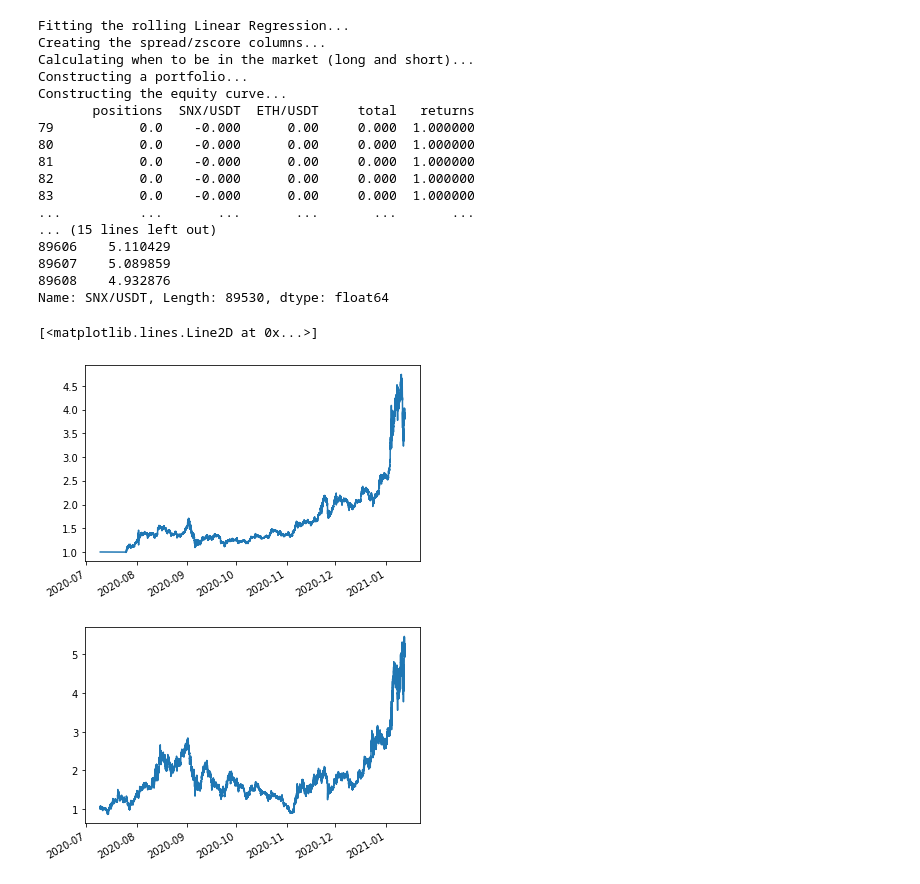
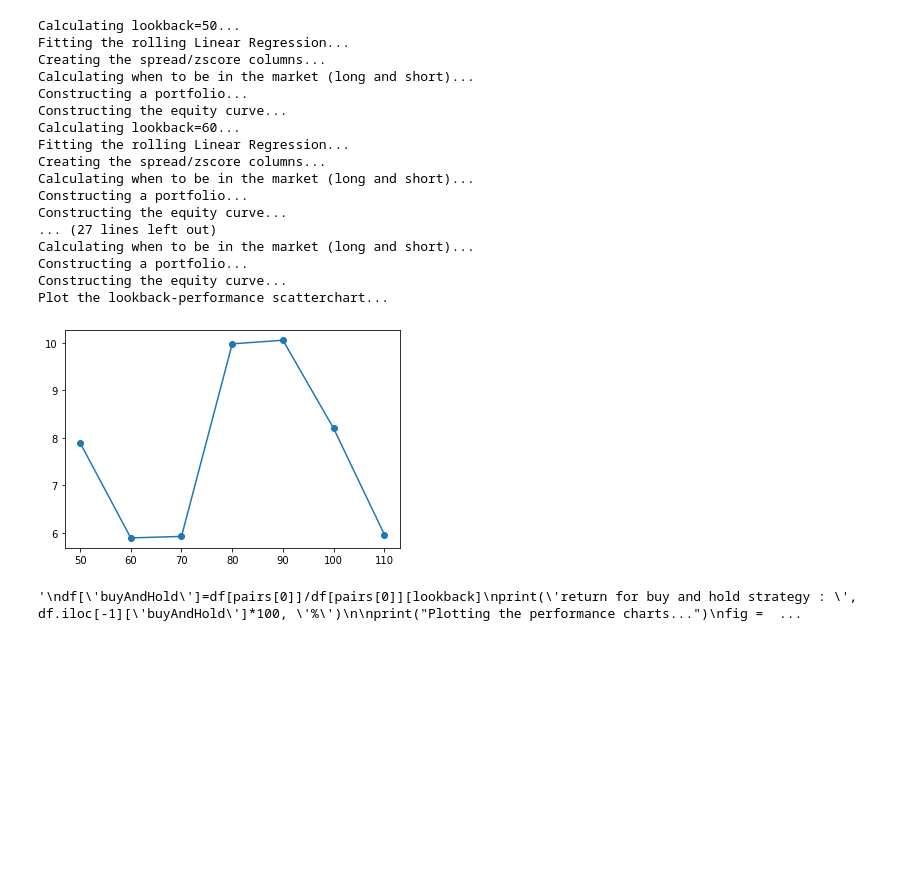
Before and after one commit to matthieudeReynal/PI2A5-CryptoCurrenciesTrading, a Jupyter notebook: MRPair.ipynb, the cells around one changed output. Drawn from its saved outputs; the diff is of its cells as text; code cells hidden in the pictures; blank space fills up the shorter version.

```diff
--- a/MRPair.ipynb
+++ b/MRPair.ipynb
@@ -79,33 +47,26 @@ Name: time, Length: 89609, dtype: datetime64[ns]
 # %%
 from statsmodels.regression.rolling import RollingOLS
-"""Creates a hedge ratio between the two symbols by calculating
+"""Creates a hedge ratio between the two pairs by calculating
     a rolling linear regression with a defined lookback period. This
     is then used to create a z-score of the 'spread' between the two
-    symbols based on a linear combination of the two."""
+    pairs based on a linear combination of the two."""
 def calculate_spread_zscore(df,lookback=100):
-    # Use the pandas Ordinary Least Squares method to fit a rolling
-    # linear regression between the two closing price time series
     print("Fitting the rolling Linear Regression...")
     y=df[pairs[0]]
     x=df[pairs[1]]
 
-    #print(df.head())
-    #print(y)
     model = RollingOLS(x,y, lookback).fit()
-    #print(df.head())
+
     # Construct the hedge ratio and eliminate the first
     # lookback-length empty/NaN period
     df['hedge_ratio'] = model.params
-    #print(model.params)
-    #print(df['hedge_ratio'][150])
     df = df.dropna()
-    #print(df.head())
 
     # Create the spread and then a z-score of the spread
     print("Creating the spread/zscore columns...")
+    rollingMean = 7500
     df['spread'] = df[pairs[0]] - df['hedge_ratio']*df[pairs[1]]
-    df['zscore'] = (df['spread'] - df['spread'].rolling(7500).mean()/np.std(df['spread']))
-    #df=df.reset_index()
+    df['zscore'] = (df['spread'] - df['spread'].rolling(rollingMean).mean()/df['spread'].rolling(rollingMean).std())
     return df
 # %%
 # mr_spy_iwm.py
@@ -194,68 +147,54 @@ def create_portfolio_returns(df):
 # %%
 lookbacks = range(50, 120, 10)
 returns = []
-"""
+
 # Adjust lookback period from 50 to 200 in increments
 # of 10 in order to produce sensitivities
 for lb in lookbacks:
     print("Calculating lookback=%s..." % lb)
-    #pairs = create_pairs_dataframe(datadir, symbols)
-
     df = calculate_spread_zscore(df, lookback=lb)
-
     df = create_long_short_market_signals(df,
                                             z_entry_threshold=2.0,
                                             z_exit_threshold=1.0)
-    #print(df.loc[df['long_market']==1].count())
     portfolio = create_portfolio_returns(df)
     returns.append(portfolio.iloc[-1]['returns'])
 
 print("Plot the lookback-performance scatterchart...")
 plt.plot(lookbacks, returns, '-o')
+#plt.ylabel('returns')
+#plt.xlabel('lookbacks')
 plt.show()
+'''
+df['buyAndHold']=df[pairs[0]]/df[pairs[0]][lookback]
+print('return for buy and hold strategy : ', df.iloc[-1]['buyAndHold']*100, '%')
 
 print("Plotting the performance charts...")
 fig = plt.figure()
 fig.patch.set_facecolor('white')
 
 ax1 = fig.add_subplot(211,  ylabel='%s growth (%%)' % pairs[0])
 (df[pairs[0]].pct_change()+1.0).cumprod().plot(ax=ax1, color='r', lw=2.)
 ax2 = fig.add_subplot(212, ylabel='Portfolio value growth (%%)')
 portfolio['returns'].plot(ax=ax2, lw=2.)
 fig.show()
-"""
-lookback = 80
-df = calculate_spread_zscore(df, lookback)
-
-df = create_long_short_market_signals(df, 1.0, 2.0)
-#print(df.loc[df['long_market']==1].count())
-portfolio = create_portfolio_returns(df)
-print(portfolio)
-print(df[pairs[0]]/df[pairs[0]][79])
-fig, ax = plt.subplots(1)
-fig.autofmt_xdate()
-plt.plot(df['time'], portfolio['returns'])
-fig, ax = plt.subplots(1)
-fig.autofmt_xdate()
-plt.plot(df['time'], df[pairs[0]]/df[pairs[0]][79])
+'''
 # %% [output]
+Calculating lookback=50...
 Fitting the rolling Linear Regression...
 Creating the spread/zscore columns...
 Calculating when to be in the market (long and short)...
 Constructing a portfolio...
 Constructing the equity curve...
-       positions  SNX/USDT  ETH/USDT     total   returns
-79           0.0    -0.000      0.00     0.000  1.000000
-80           0.0    -0.000      0.00     0.000  1.000000
-81           0.0    -0.000      0.00     0.000  1.000000
-82           0.0    -0.000      0.00     0.000  1.000000
-83           0.0    -0.000      0.00     0.000  1.000000
-...          ...       ...       ...       ...       ...
-... (15 lines left out)
-89606    5.110429
-89607    5.089859
-89608    4.932876
-Name: SNX/USDT, Length: 89530, dtype: float64
+Calculating lookback=60...
+Fitting the rolling Linear Regression...
+Creating the spread/zscore columns...
+Calculating when to be in the market (long and short)...
+Constructing a portfolio...
+Constructing the equity curve...
+... (27 lines left out)
+Calculating when to be in the market (long and short)...
+Constructing a portfolio...
+Constructing the equity curve...
+Plot the lookback-performance scatterchart...
+[figure, new version]
-[<matplotlib.lines.Line2D at 0x...>]
+'\ndf[\'buyAndHold\']=df[pairs[0]]/df[pairs[0]][lookback]\nprint(\'return for buy and hold strategy : \', df.iloc[-1][\'buyAndHold\']*100, \'%\')\n\nprint("Plotting the performance charts...")\nfig =  ...
-[figure, old version]
-[figure, removed]
```
Also changed, not shown: parts of 6 cells of this notebook, 1 other file.
